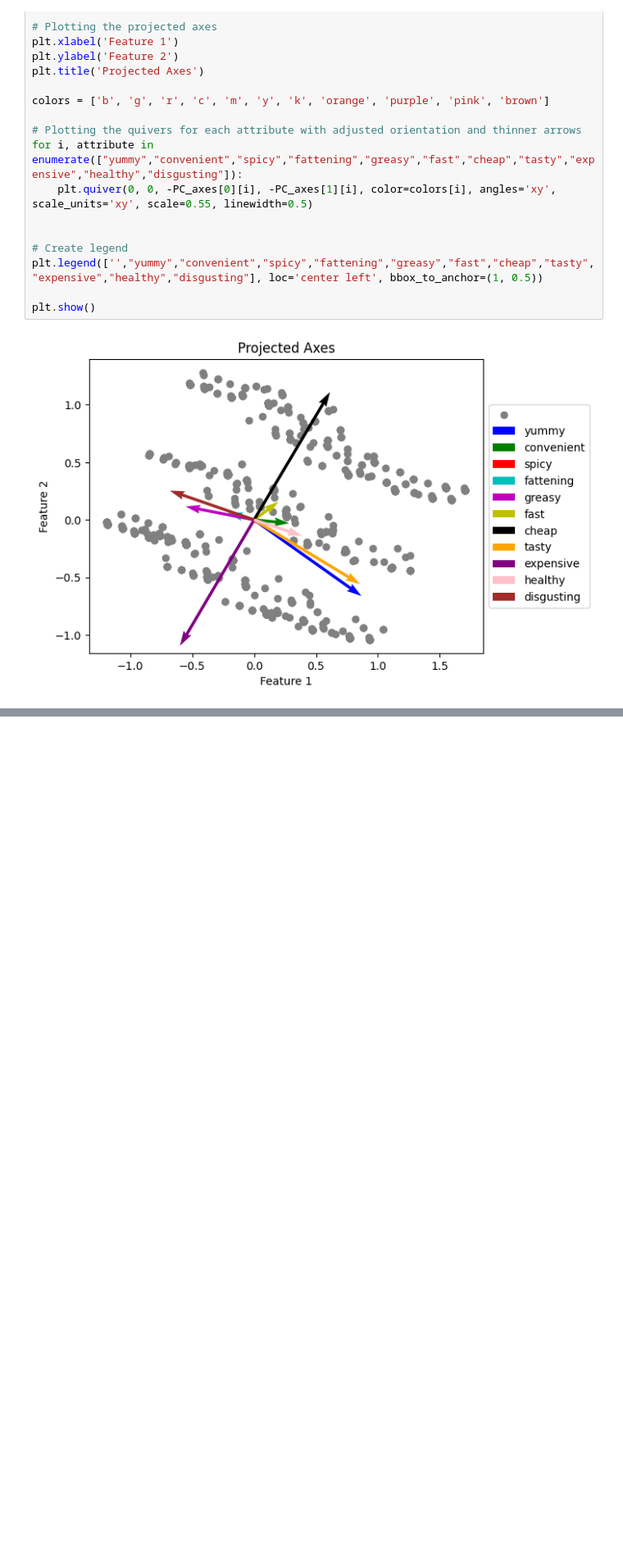
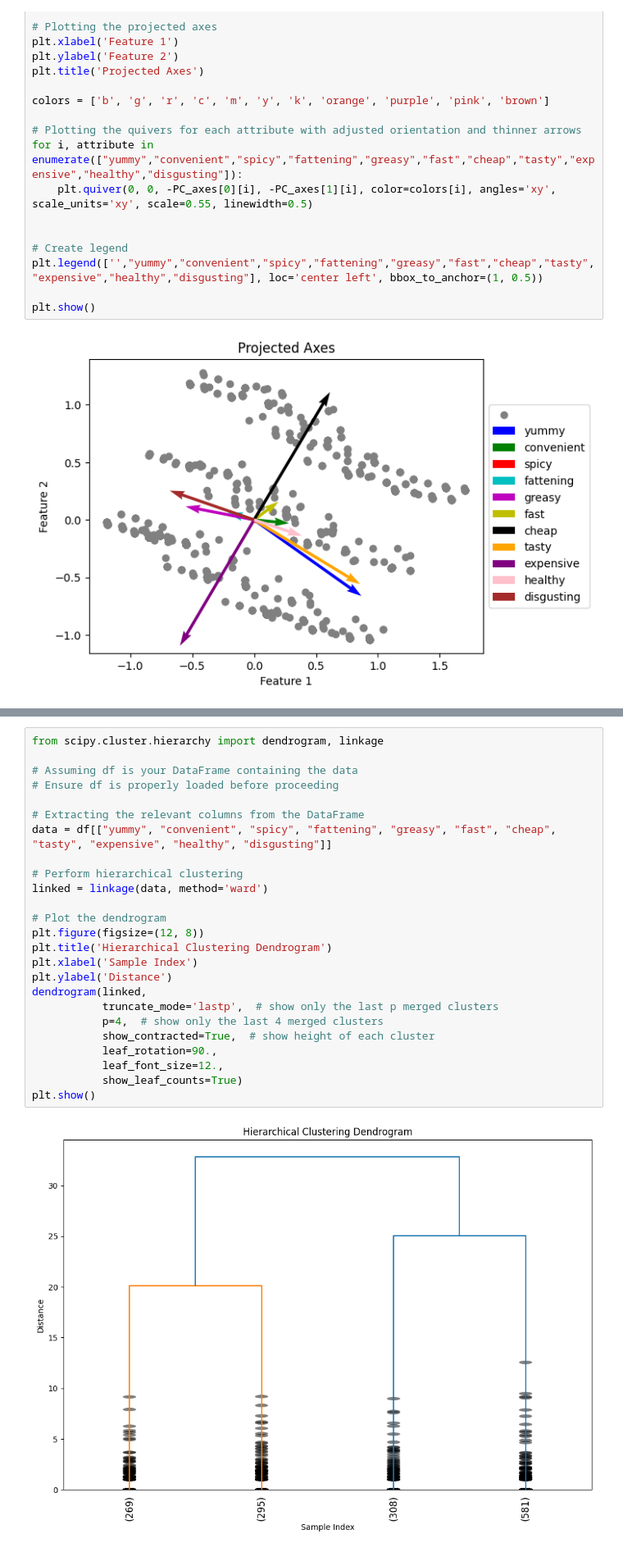
Before and after one commit to Hemant-Dua/Fast-Food-Case-Study, a Jupyter notebook: main.ipynb, the cells around one changed output, grey strips where cells are left out. Shown at 82% size. Drawn from its saved outputs; the diff is of its cells as text; blank space fills up the shorter version.

```diff
--- a/main.ipynb
+++ b/main.ipynb
@@ -172,0 +200,27 @@ plt.show()
+# %%
+from scipy.cluster.hierarchy import dendrogram, linkage
+
+# Assuming df is your DataFrame containing the data
+# Ensure df is properly loaded before proceeding
+
+# Extracting the relevant columns from the DataFrame
+data = df[["yummy", "convenient", "spicy", "fattening", "greasy", "fast", "cheap", "tasty", "expensive", "healthy", "disgusting"]]
+
+# Perform hierarchical clustering
+linked = linkage(data, method='ward')
+
+# Plot the dendrogram
+plt.figure(figsize=(12, 8))
+plt.title('Hierarchical Clustering Dendrogram')
+plt.xlabel('Sample Index')
+plt.ylabel('Distance')
+dendrogram(linked,
+           truncate_mode='lastp',  # show only the last p merged clusters
+           p=4,  # show only the last 4 merged clusters
+           show_contracted=True,  # show height of each cluster
+           leaf_rotation=90.,
+           leaf_font_size=12.,
+           show_leaf_counts=True)
+plt.show()
+# %% [output]
+[figure, added]
```
Also changed, not shown: parts of 9 cells of this notebook.
